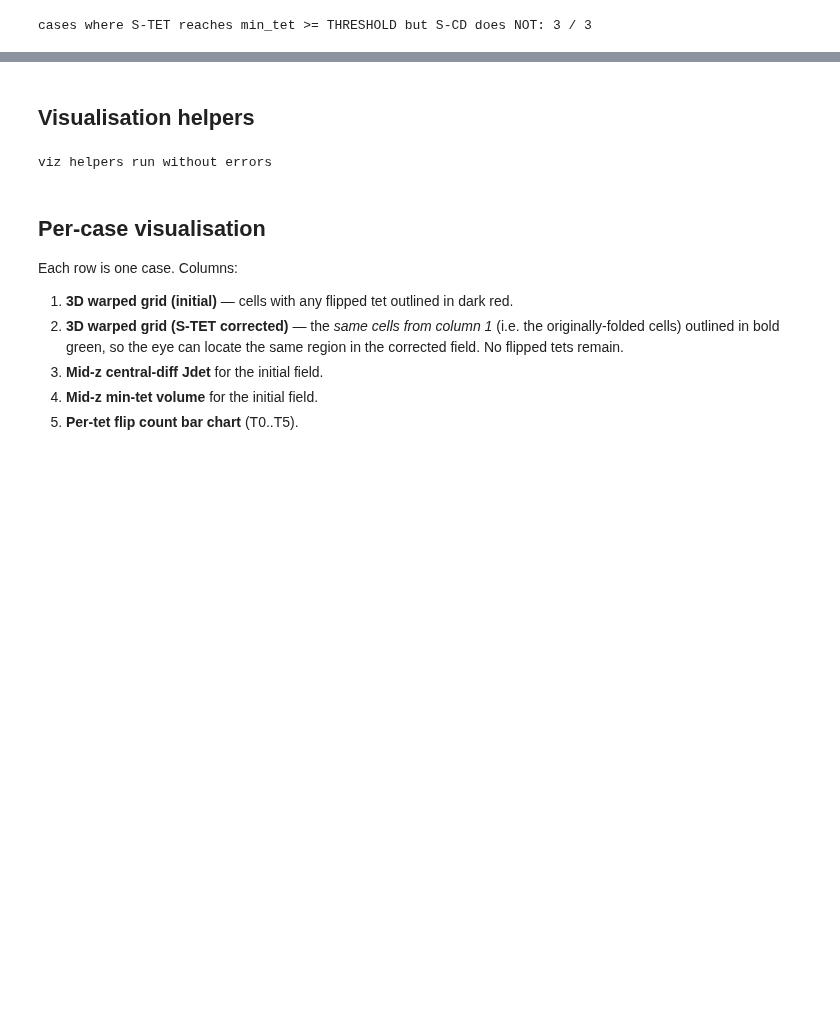
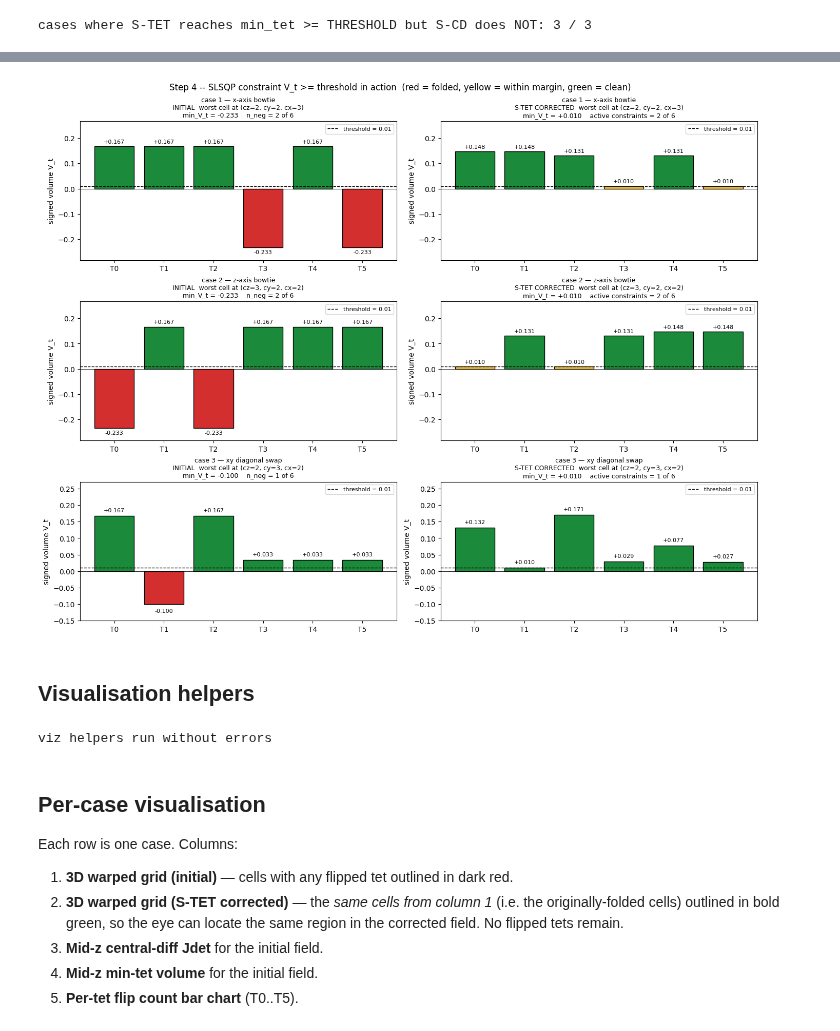
Before and after one commit to andythai/dvfopt, a Jupyter notebook: notebooks/two-triangle-check/12_3d-tetrahedral-check.ipynb, the cells around one changed output, grey strips where cells are left out. Cells and saved outputs as stored; diff of their text form; code cells hidden in the pictures; blank space fills up the shorter version.

```diff
--- a/notebooks/two-triangle-check/12_3d-tetrahedral-check.ipynb
+++ b/notebooks/two-triangle-check/12_3d-tetrahedral-check.ipynb
@@ -667,3 +859,61 @@ cases where S-TET reaches min_tet >= THRESHOLD but S-CD does NOT: 3 / 3
+# %%
+def _worst_cell(phi):
+    cell_min = tet_signed_volumes(phi).min(axis=0)
+    return tuple(int(c) for c in np.unravel_index(int(np.argmin(cell_min)), cell_min.shape))
+
+
+def _bar_colors(values, threshold):
+    return ['#d32f2f' if v < 0 else
+            '#fbc02c' if v < threshold else
+            '#1b8a3a' for v in values]
+
+
+fig, axes = plt.subplots(len(CASES), 2, figsize=(14, 3.6 * len(CASES)),
+                          layout='constrained', squeeze=False)
+
+for i, (name, phi) in enumerate(CASES):
+    cz, cy, cx = _worst_cell(phi)
+    V_init = tet_signed_volumes(phi)[:, cz, cy, cx]
+    phi_corr = slsqp_results[name]['tet']['phi']
+    V_corr = tet_signed_volumes(phi_corr)[:, cz, cy, cx]
+
+    lo = min(float(V_init.min()), float(V_corr.min()), 0.0) - 0.05
+    hi = max(float(V_init.max()), float(V_corr.max()), THRESHOLD) + 0.10
+
+    panels = [('INITIAL', V_init), ('S-TET CORRECTED', V_corr)]
+    for col, (label, V) in enumerate(panels):
+        ax = axes[i, col]
+        ax.bar(range(6), V, color=_bar_colors(V, THRESHOLD), edgecolor='black')
+        ax.axhline(THRESHOLD, color='black', linestyle='--', lw=1.0,
+                   label='threshold = ' + str(THRESHOLD))
+        ax.axhline(0, color='black', lw=0.6)
+        ax.set_xticks(range(6))
+        ax.set_xticklabels(['T' + str(k) for k in range(6)])
+        ax.set_ylabel('signed volume V_t')
+        ax.set_ylim(lo, hi)
+        n_neg = int((V <= 0).sum())
+        n_active = int((np.abs(V - THRESHOLD) < 1e-4).sum())
+        if col == 0:
+            sub = ('min_V_t = ' + format(float(V.min()), '+.3f') +
+                   '    n_neg = ' + str(n_neg) + ' of 6')
+        else:
+            sub = ('min_V_t = ' + format(float(V.min()), '+.3f') +
+                   '    active constraints = ' + str(n_active) + ' of 6')
+        ax.set_title(name + chr(10) +
+                     label + '  worst cell at (cz=' + str(cz) +
+                     ', cy=' + str(cy) + ', cx=' + str(cx) + ')' + chr(10) + sub,
+                     fontsize=9)
+        ax.legend(loc='upper right', fontsize=8)
+        for k, v in enumerate(V):
+            ax.text(k, v + (0.012 if v >= 0 else -0.025),
+                    format(float(v), '+.3f'), ha='center', fontsize=8)
+
+plt.suptitle('Step 4 -- SLSQP constraint V_t >= threshold in action  '
+             '(red = folded, yellow = within margin, green = clean)',
+             fontsize=12)
+plt.show()
+# %% [output]
+[figure, added]
 # %% [markdown]
 ## Visualisation helpers
 # %%
```
Also changed, not shown: parts of 9 cells of this notebook.
